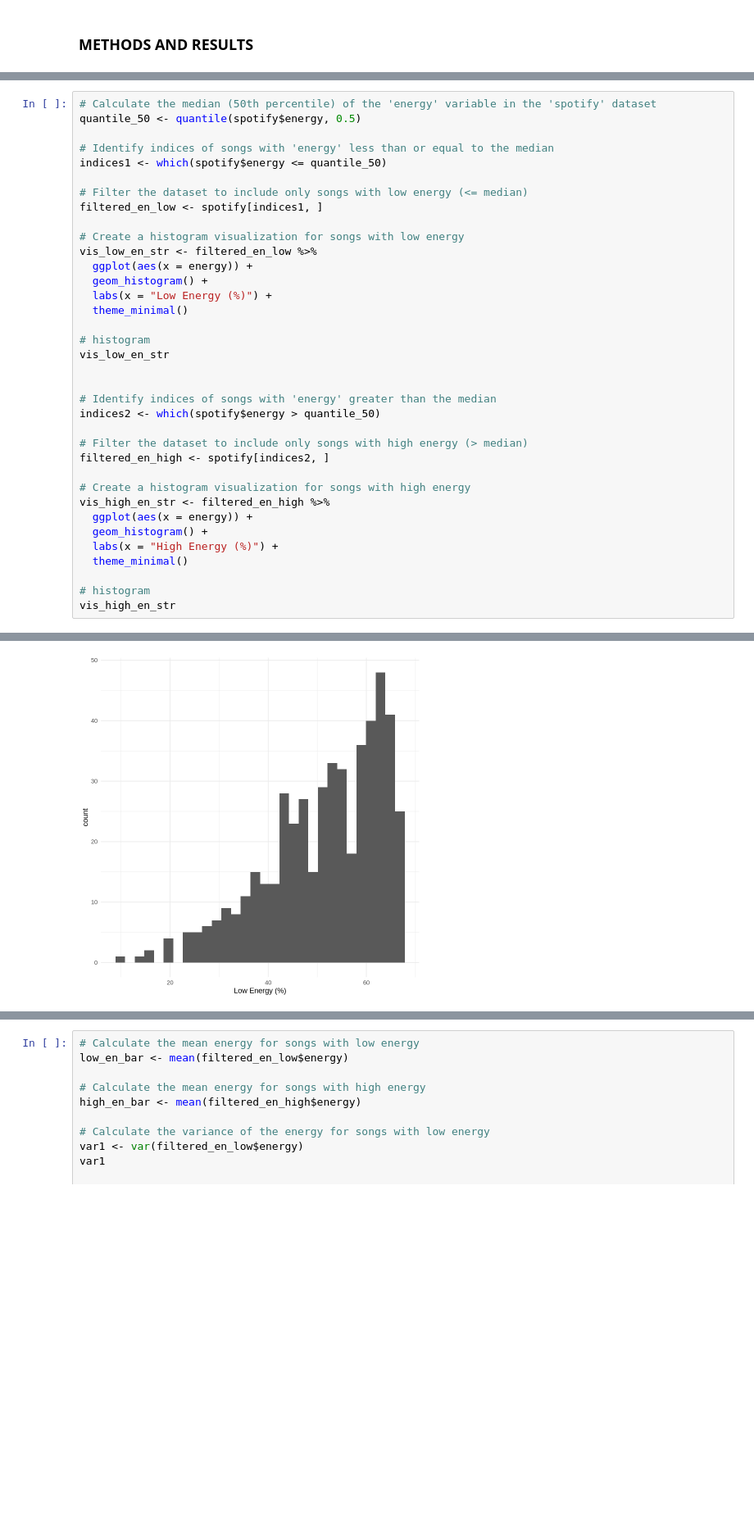
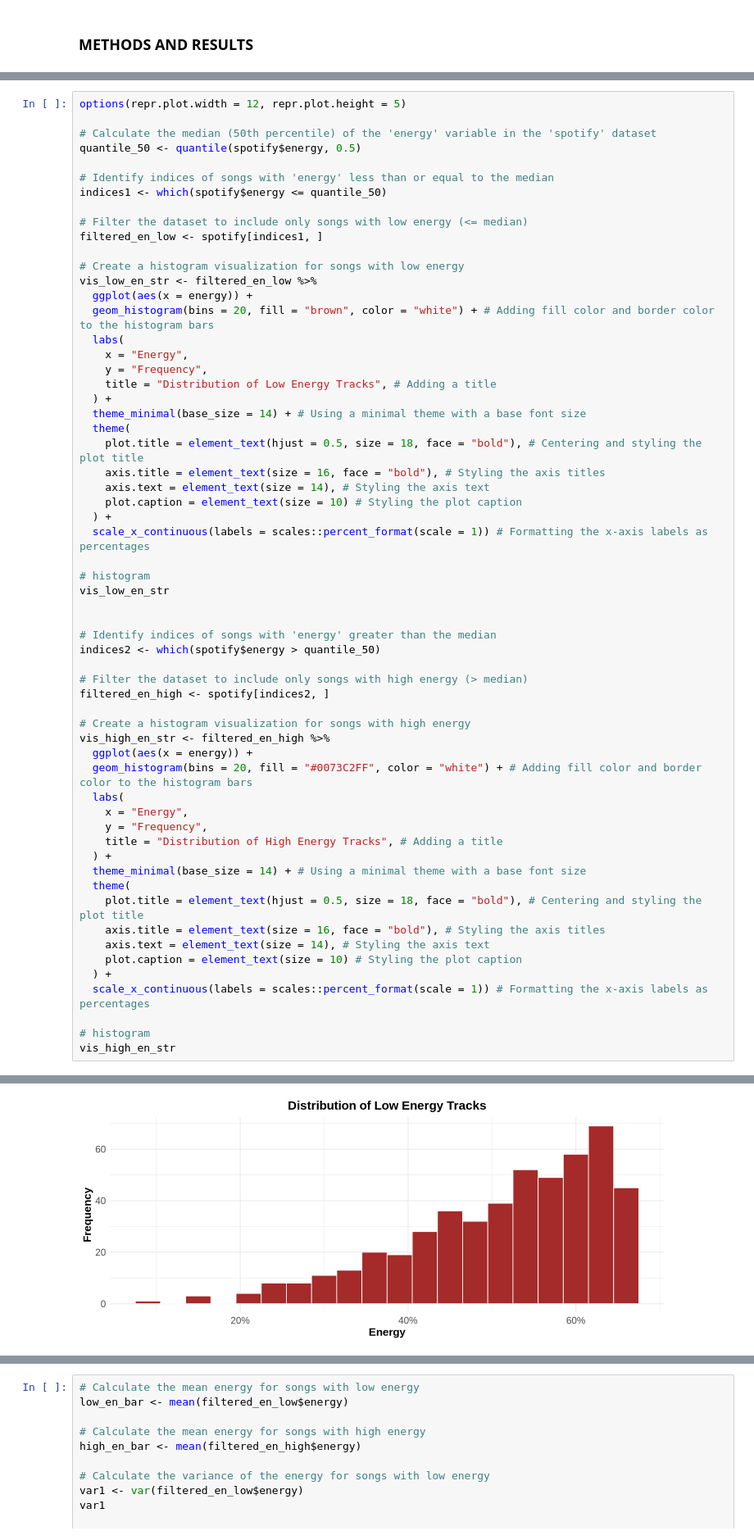
Before and after one commit to HaoyuYou/STAT-201-Group-Project, a Jupyter notebook: FINAL REPORT.ipynb, the cells around one changed output, grey strips where cells are left out. Shown at 82% size. Saved outputs shown, nothing was run; the diff lists cells and outputs as text; blank space fills up the shorter version.

Commit message:
Updated graphs and hypotheses

```diff
--- a/FINAL REPORT.ipynb
+++ b/FINAL REPORT.ipynb
@@ -76,6 +73,8 @@ Attaching package: ‘gridExtra’
 Caused by warning:
 ! NAs introduced by coercion”
 # %%
+options(repr.plot.width = 12, repr.plot.height = 5)
+
 # Calculate the median (50th percentile) of the 'energy' variable in the 'spotify' dataset
 quantile_50 <- quantile(spotify$energy, 0.5)
 
@@ -88,9 +87,20 @@ filtered_en_low <- spotify[indices1, ]
 # Create a histogram visualization for songs with low energy
 vis_low_en_str <- filtered_en_low %>%
   ggplot(aes(x = energy)) +
-  geom_histogram() +
-  labs(x = "Low Energy (%)") +
-  theme_minimal()
+  geom_histogram(bins = 20, fill = "brown", color = "white") + # Adding fill color and border color to the histogram bars
+  labs(
+    x = "Energy",
+    y = "Frequency",
+    title = "Distribution of Low Energy Tracks", # Adding a title
+  ) +
+  theme_minimal(base_size = 14) + # Using a minimal theme with a base font size
+  theme(
+    plot.title = element_text(hjust = 0.5, size = 18, face = "bold"), # Centering and styling the plot title
+    axis.title = element_text(size = 16, face = "bold"), # Styling the axis titles
+    axis.text = element_text(size = 14), # Styling the axis text
+    plot.caption = element_text(size = 10) # Styling the plot caption
+  ) +
+  scale_x_continuous(labels = scales::percent_format(scale = 1)) # Formatting the x-axis labels as percentages
 
 # histogram
 vis_low_en_str
@@ -105,9 +115,20 @@ filtered_en_high <- spotify[indices2, ]
 # Create a histogram visualization for songs with high energy
 vis_high_en_str <- filtered_en_high %>%
   ggplot(aes(x = energy)) +
-  geom_histogram() +
-  labs(x = "High Energy (%)") +
-  theme_minimal()
+  geom_histogram(bins = 20, fill = "#0073C2FF", color = "white") + # Adding fill color and border color to the histogram bars
+  labs(
+    x = "Energy",
+    y = "Frequency",
+    title = "Distribution of High Energy Tracks", # Adding a title
+  ) +
+  theme_minimal(base_size = 14) + # Using a minimal theme with a base font size
+  theme(
+    plot.title = element_text(hjust = 0.5, size = 18, face = "bold"), # Centering and styling the plot title
+    axis.title = element_text(size = 16, face = "bold"), # Styling the axis titles
+    axis.text = element_text(size = 14), # Styling the axis text
+    plot.caption = element_text(size = 10) # Styling the plot caption
+  ) +
+  scale_x_continuous(labels = scales::percent_format(scale = 1)) # Formatting the x-axis labels as percentages
 
 # histogram
 vis_high_en_str
@@ -117 +136 @@ vis_high_en_str
-[figure, old version]
+[figure, new version]
```
Also changed, not shown: parts of 13 cells of this notebook.
